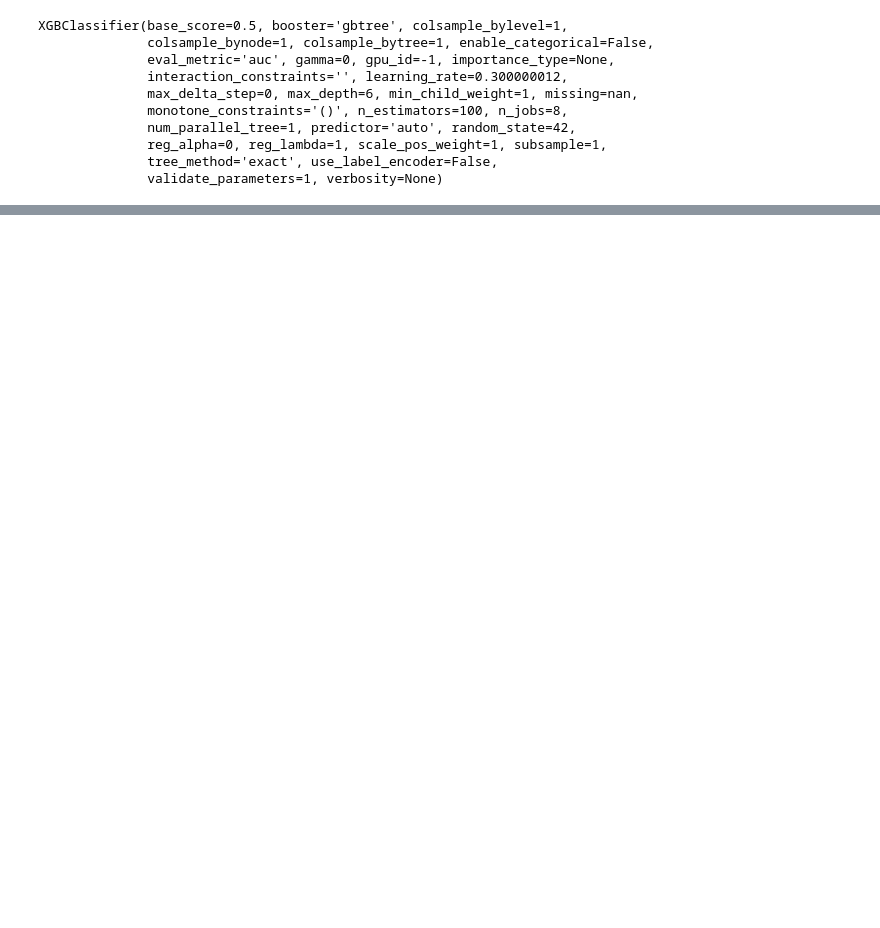
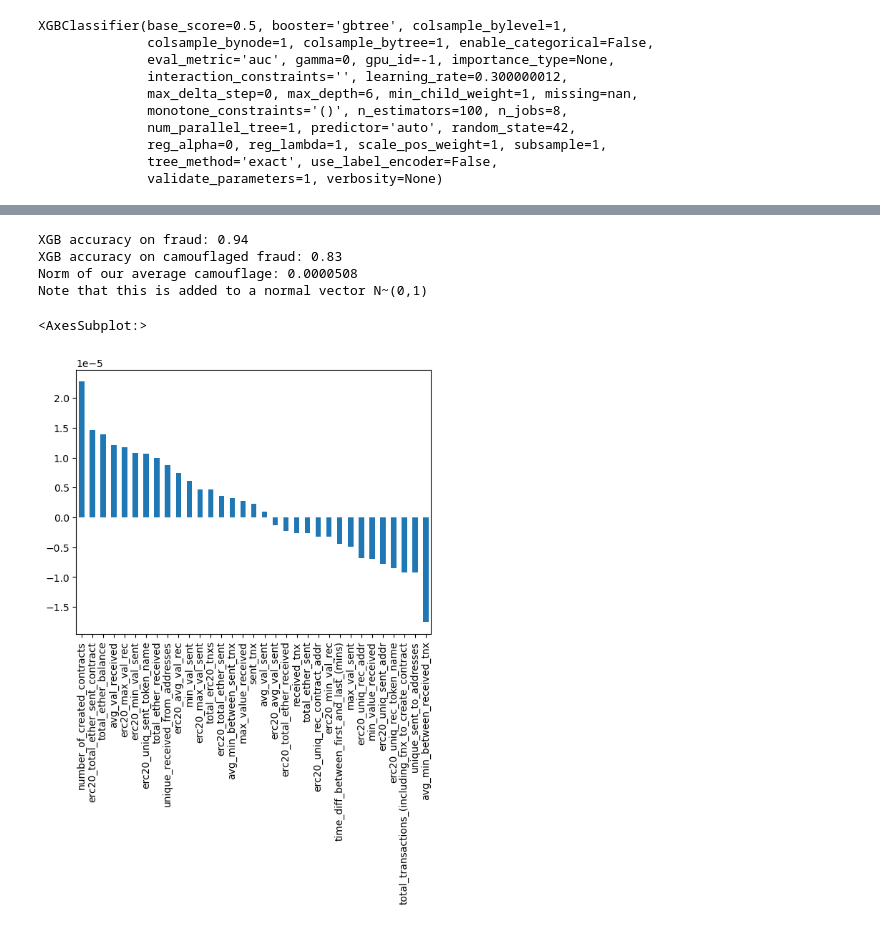
Before and after one commit to kaoutamine/EthereumFraudDetection, a Jupyter notebook: AdvExamples.ipynb, the cells around one changed output, grey strips where cells are left out. Saved outputs shown, nothing was run; the diff lists cells and outputs as text; code cells hidden in the pictures; blank space fills up the shorter version.

```diff
--- a/AdvExamples.ipynb
+++ b/AdvExamples.ipynb
@@ -677,0 +444,44 @@ genHUGEGAN = train(GeneratorHUGEGAN(xgb_c,gan.discriminator))
+# %%
+model = GeneratorGAN.load_from_checkpoint("./models/genGAN.ckpt")
+# %%
+good_camo = []
+detected_fraud = 0
+detected_camo = 0
+total_fraud = 0
+
+
+for x,y in test_data_loader:
+    if(y==1):
+        total_fraud+=1
+        if(xgb_c.predict(x)==1): detected_fraud+=1
+        camo = model(x).detach()
+        x = camo + x
+        if(xgb_c.predict(x)==1):
+            detected_camo+=1
+        else:
+            good_camo.append(camo)
+
+
+xgb_acc = detected_fraud/total_fraud
+xgb_camo_acc = detected_camo/total_fraud
+print("XGB accuracy on fraud: "+f"{xgb_acc:.2f}")
+print("XGB accuracy on camouflaged fraud: "+f"{xgb_camo_acc:.2f}")
+
+camo_mean = 0
+for camo in good_camo:
+    camo_mean+=camo.numpy()/len(good_camo)
+camo_mean = camo_mean[0]
+
+print("Norm of our average camouflage: "+f"{np.sqrt(camo_mean@camo_mean.T):.7f}")
+print("Note that this is added to a normal vector N~(0,1)")
+camo_mean=(camo_mean+mean - mean )
+# %% [output]
+XGB accuracy on fraud: 0.94
+XGB accuracy on camouflaged fraud: 0.83
+Norm of our average camouflage: 0.0000508
+Note that this is added to a normal vector N~(0,1)
+# %%
+camo_mean.sort_values(ascending=False).plot.bar()
+# %% [output]
+<AxesSubplot:>
+[figure, added]
```
Also changed, not shown: parts of 15 cells of this notebook, 3 other files.
